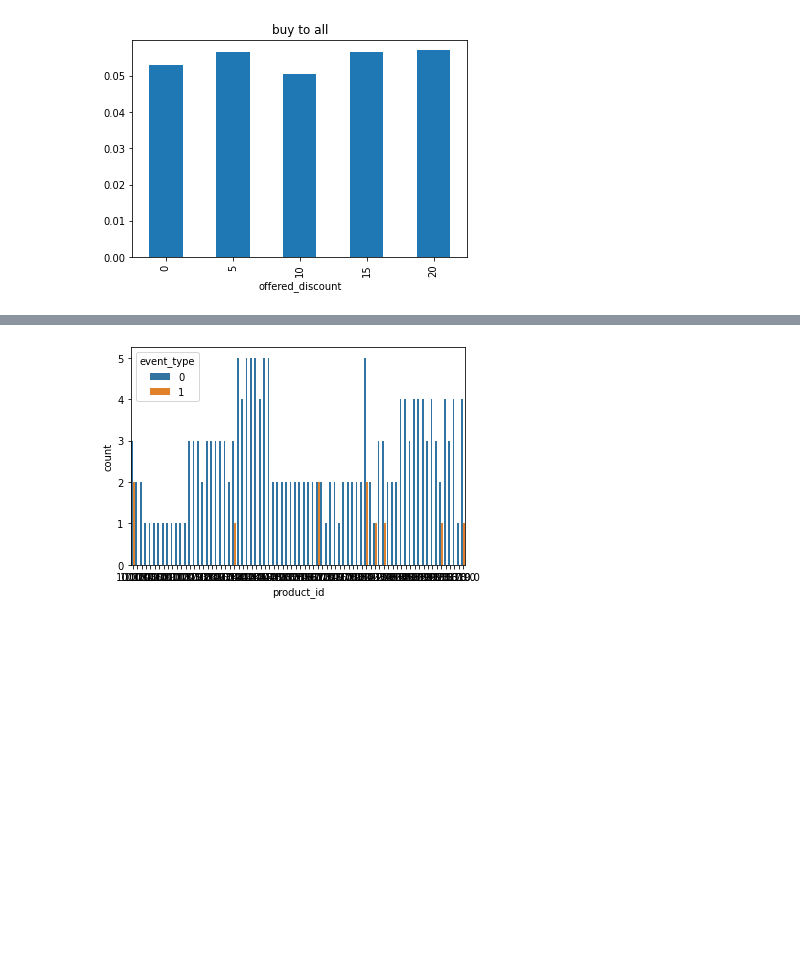
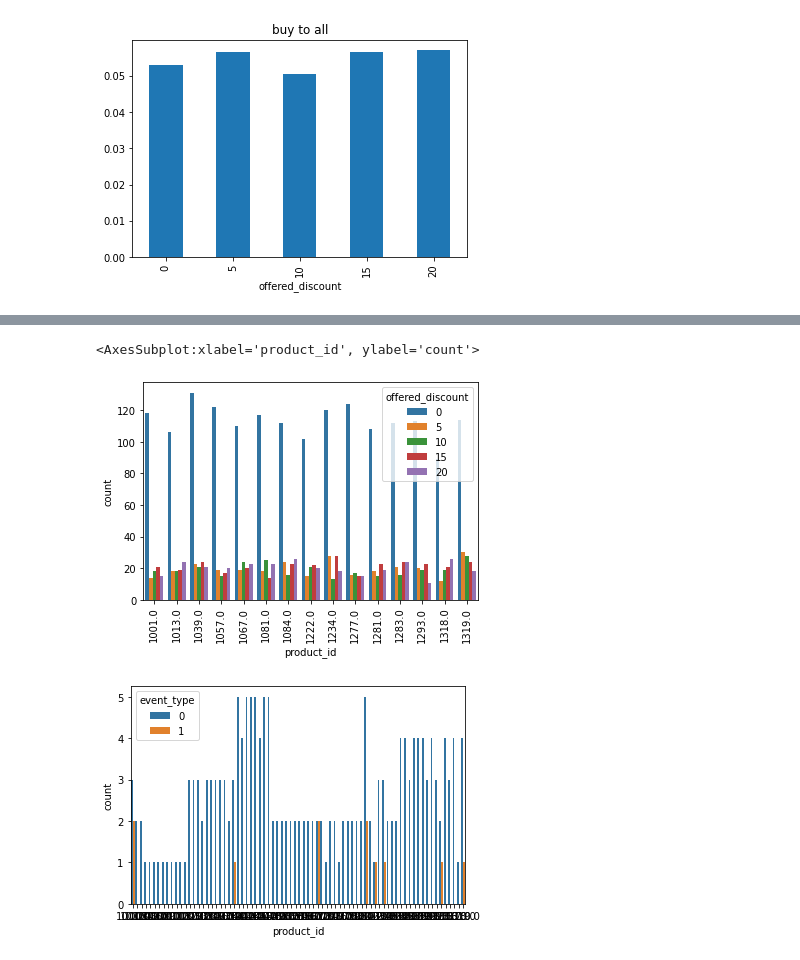
Before and after one commit to tiskus333/AI_discount_predicition, a Jupyter notebook: data_analysis.ipynb, the cells around one changed output, grey strips where cells are left out. Drawn from its saved outputs; the diff is of its cells as text; code cells hidden in the pictures; blank space fills up the shorter version.

```diff
--- a/data_analysis.ipynb
+++ b/data_analysis.ipynb
@@ -129,6 +116,6 @@ d3.plot(kind='bar',title='buy to all')
 <AxesSubplot:title={'center':'buy to all'}, xlabel='offered_discount'>
 [figure]
 # %%
-d4 = data[data.event_type == 1].groupby(['product_id'])
-d4
+d4 = data[data.event_type == 1]
+d4.head()
 # %% [output]
@@ -136,3 +128,10 @@ d4
+# %%
+g_prod_disc = sns.countplot(x='product_id',hue='offered_discount',data=d4)
+g_prod_disc.set_xticklabels(g_prod_disc.get_xticklabels(), rotation=90)
+g_prod_disc
+# %% [output]
+<AxesSubplot:xlabel='product_id', ylabel='count'>
+[figure, added]
 # %%
 d5 = data[data.user_id == 301]
 # %%
```
Also changed, not shown: parts of 9 cells of this notebook.
